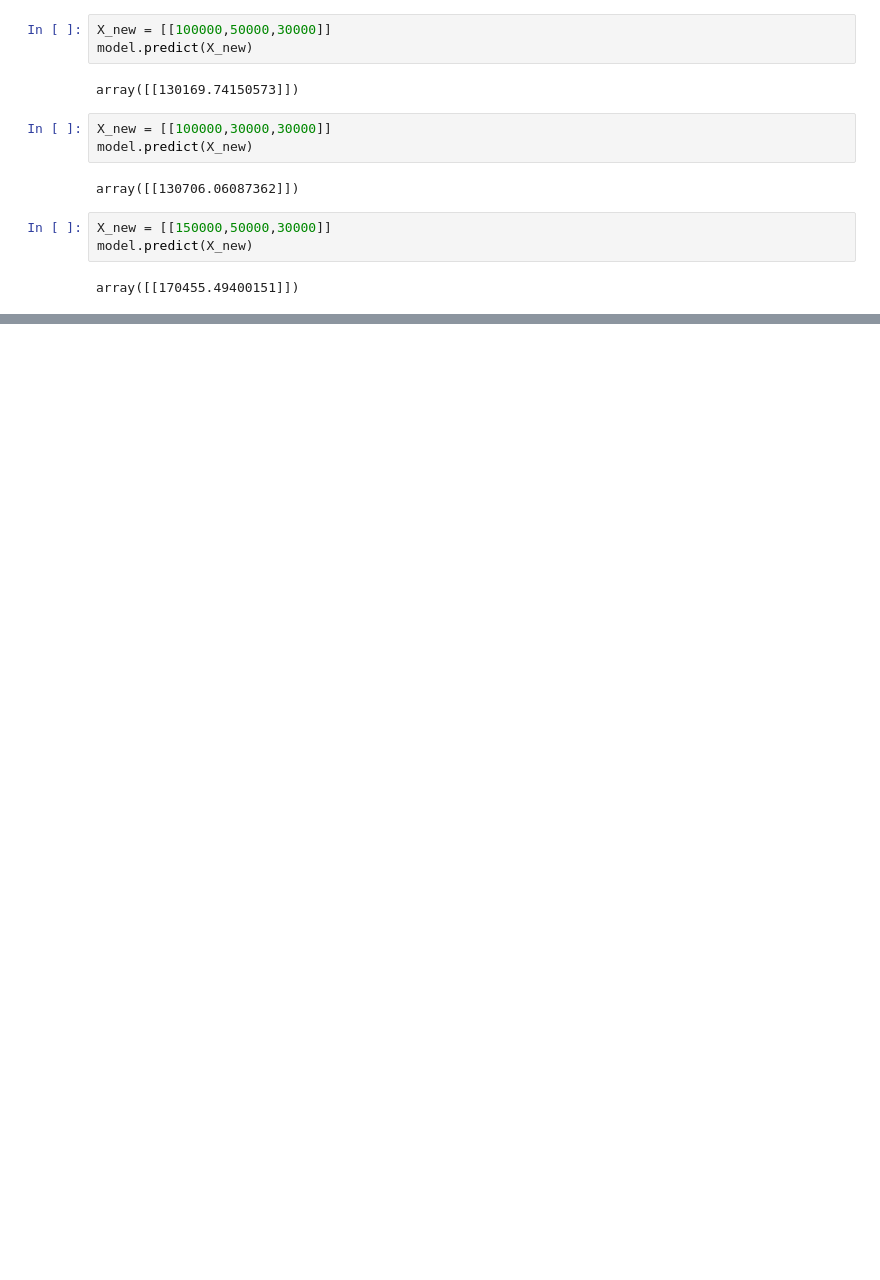
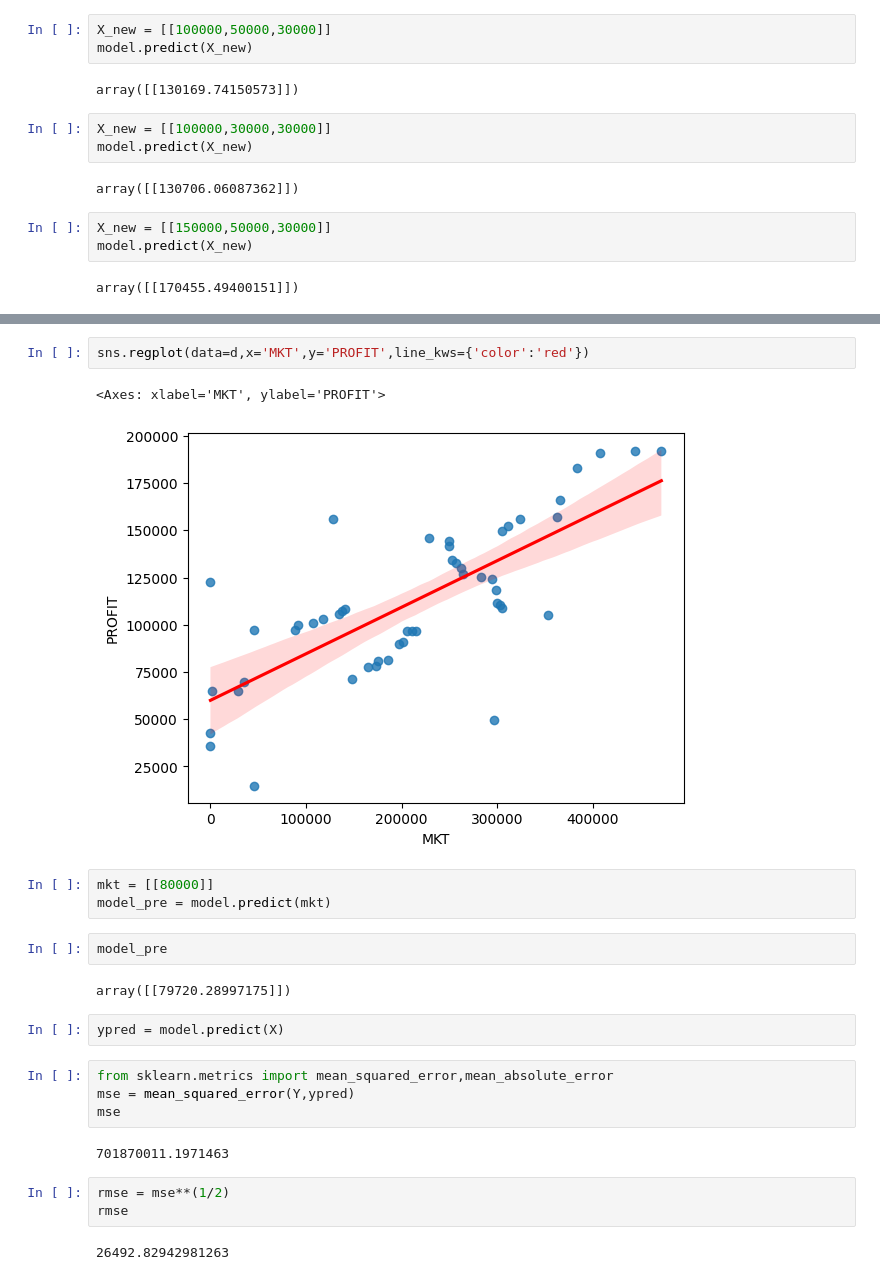
Before and after one commit to girme04/VS-code, a Jupyter notebook: Practise folder/simpl linreg .ipynb, the cells around one changed output, grey strips where cells are left out. Saved outputs shown, nothing was run; the diff lists cells and outputs as text; blank space fills up the shorter version.

```diff
--- a/Practise folder/simpl linreg .ipynb
+++ b/Practise folder/simpl linreg .ipynb
@@ -289,0 +786,25 @@ array([[170455.49400151]])
+# %%
+sns.regplot(data=d,x='MKT',y='PROFIT',line_kws={'color':'red'})
+# %% [output]
+<Axes: xlabel='MKT', ylabel='PROFIT'>
+[figure, added]
+# %%
+mkt = [[80000]]
+model_pre = model.predict(mkt)
+# %%
+model_pre
+# %% [output]
+array([[79720.28997175]])
+# %%
+ypred = model.predict(X)
+# %%
+from sklearn.metrics import mean_squared_error,mean_absolute_error
+mse = mean_squared_error(Y,ypred)
+mse
+# %% [output]
+701870011.1971463
+# %%
+rmse = mse**(1/2)
+rmse
+# %% [output]
+26492.82942981263
```
Also changed, not shown: parts of 79 cells of this notebook, 11 other files.
